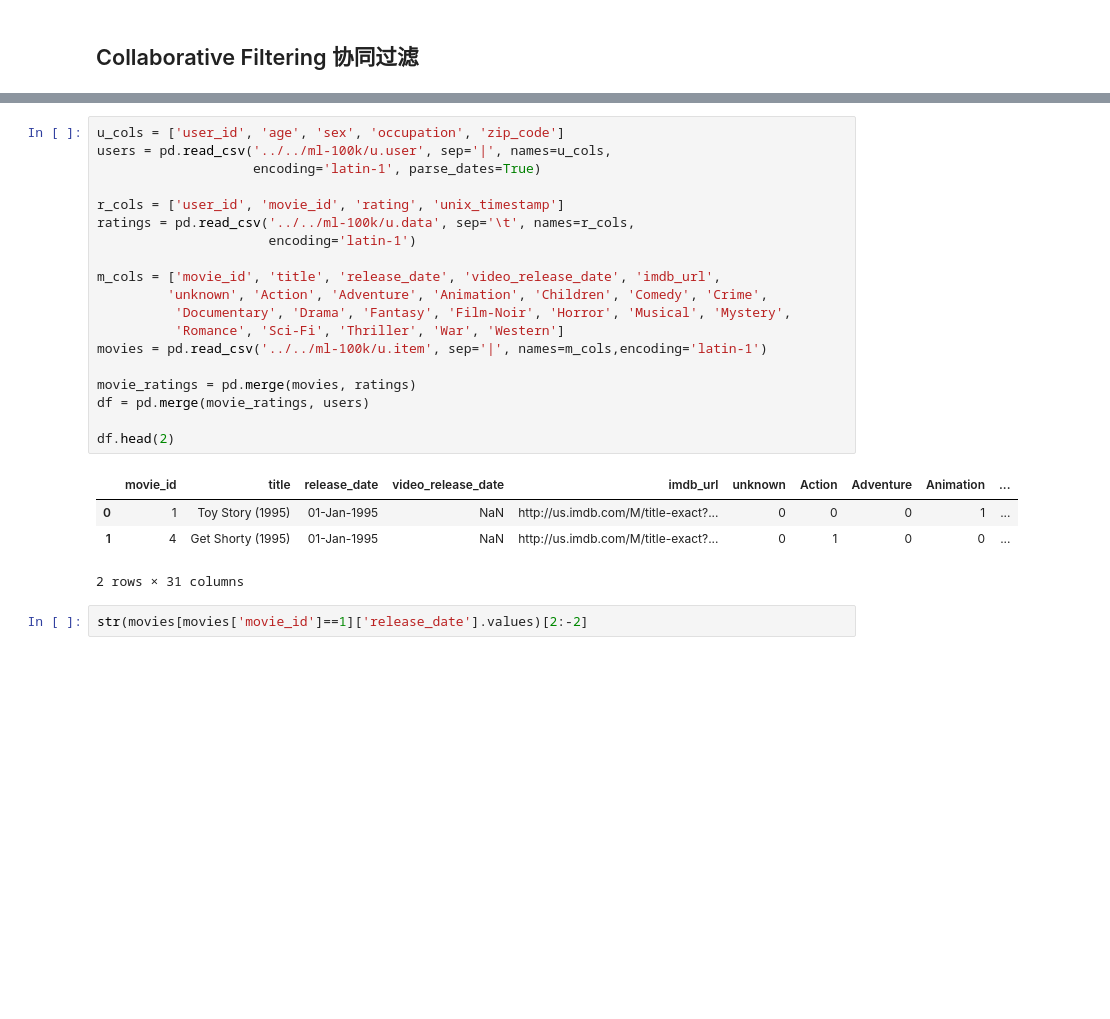
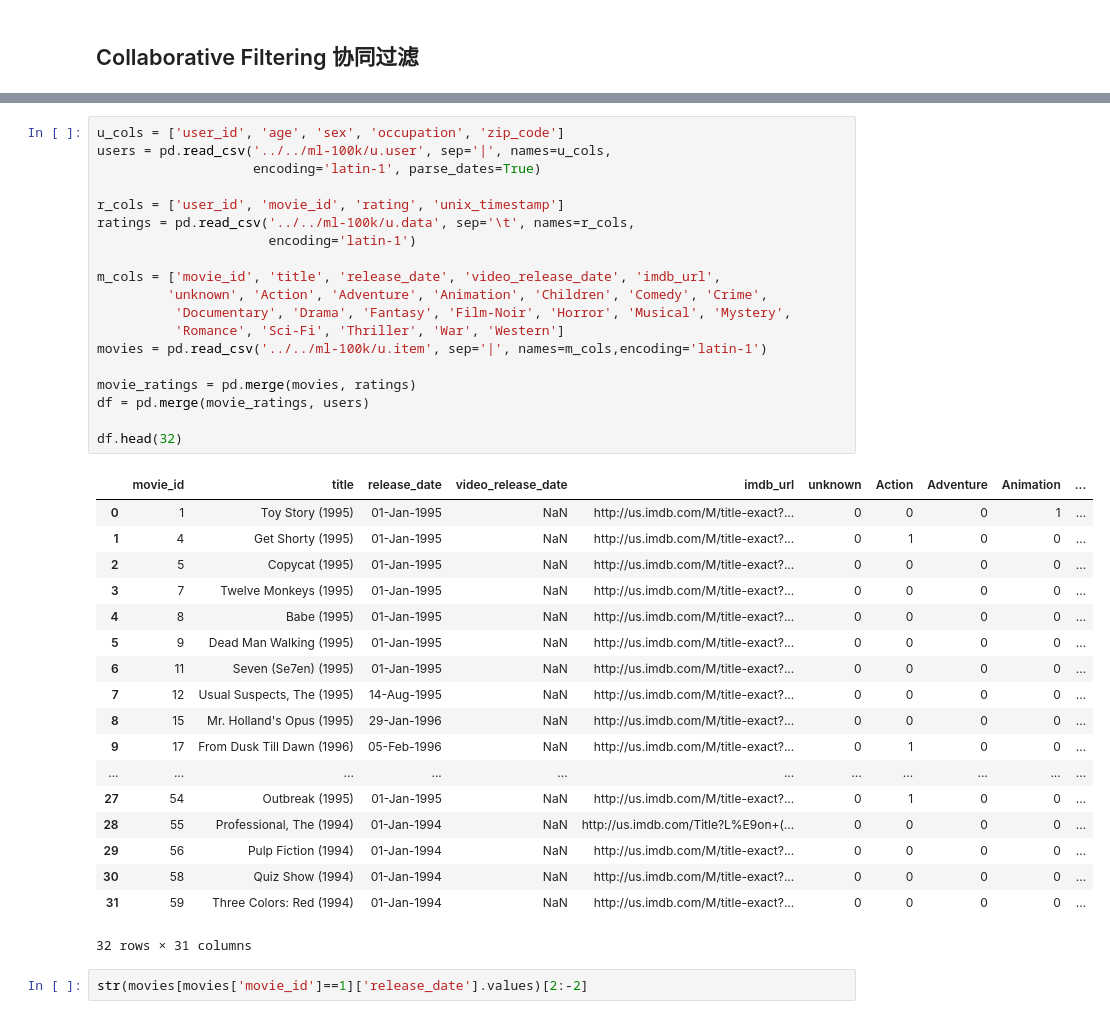
Before and after one commit to KarlRixon/MovieLens_RecSys, a Jupyter notebook: Rec/backend_test.ipynb, the cells around one changed output, grey strips where cells are left out. Cells and saved outputs as stored; diff of their text form; blank space fills up the shorter version.

```diff
--- a/Rec/backend_test.ipynb
+++ b/Rec/backend_test.ipynb
@@ -32,27 +32,41 @@ ub.test
 # %%
 u_cols = ['user_id', 'age', 'sex', 'occupation', 'zip_code']
 users = pd.read_csv('../../ml-100k/u.user', sep='|', names=u_cols,
                     encoding='latin-1', parse_dates=True)
 
 r_cols = ['user_id', 'movie_id', 'rating', 'unix_timestamp']
 ratings = pd.read_csv('../../ml-100k/u.data', sep='\t', names=r_cols,
                       encoding='latin-1')
 
 m_cols = ['movie_id', 'title', 'release_date', 'video_release_date', 'imdb_url',
          'unknown', 'Action', 'Adventure', 'Animation', 'Children', 'Comedy', 'Crime',
           'Documentary', 'Drama', 'Fantasy', 'Film-Noir', 'Horror', 'Musical', 'Mystery',
           'Romance', 'Sci-Fi', 'Thriller', 'War', 'Western']
 movies = pd.read_csv('../../ml-100k/u.item', sep='|', names=m_cols,encoding='latin-1')
 
 movie_ratings = pd.merge(movies, ratings)
 df = pd.merge(movie_ratings, users)
 
-df.head(2)
+df.head(32)
 # %% [output]
 |  | movie_id | title | release_date | video_release_date | imdb_url | unknown | Action | Adventure | Animation | ... |
 | 0 | 1 | Toy Story (1995) | 01-Jan-1995 | NaN | http://us.imdb.com/M/title-exact?... | 0 | 0 | 0 | 1 | ... |
 | 1 | 4 | Get Shorty (1995) | 01-Jan-1995 | NaN | http://us.imdb.com/M/title-exact?... | 0 | 1 | 0 | 0 | ... |
+| 2 | 5 | Copycat (1995) | 01-Jan-1995 | NaN | http://us.imdb.com/M/title-exact?... | 0 | 0 | 0 | 0 | ... |
+| 3 | 7 | Twelve Monkeys (1995) | 01-Jan-1995 | NaN | http://us.imdb.com/M/title-exact?... | 0 | 0 | 0 | 0 | ... |
+| 4 | 8 | Babe (1995) | 01-Jan-1995 | NaN | http://us.imdb.com/M/title-exact?... | 0 | 0 | 0 | 0 | ... |
+| 5 | 9 | Dead Man Walking (1995) | 01-Jan-1995 | NaN | http://us.imdb.com/M/title-exact?... | 0 | 0 | 0 | 0 | ... |
+| 6 | 11 | Seven (Se7en) (1995) | 01-Jan-1995 | NaN | http://us.imdb.com/M/title-exact?... | 0 | 0 | 0 | 0 | ... |
+| 7 | 12 | Usual Suspects, The (1995) | 14-Aug-1995 | NaN | http://us.imdb.com/M/title-exact?... | 0 | 0 | 0 | 0 | ... |
+| 8 | 15 | Mr. Holland's Opus (1995) | 29-Jan-1996 | NaN | http://us.imdb.com/M/title-exact?... | 0 | 0 | 0 | 0 | ... |
+| 9 | 17 | From Dusk Till Dawn (1996) | 05-Feb-1996 | NaN | http://us.imdb.com/M/title-exact?... | 0 | 1 | 0 | 0 | ... |
+| ... | ... | ... | ... | ... | ... | ... | ... | ... | ... | ... |
+| 27 | 54 | Outbreak (1995) | 01-Jan-1995 | NaN | http://us.imdb.com/M/title-exact?... | 0 | 1 | 0 | 0 | ... |
+| 28 | 55 | Professional, The (1994) | 01-Jan-1994 | NaN | http://us.imdb.com/Title?L%E9on+(... | 0 | 0 | 0 | 0 | ... |
+| 29 | 56 | Pulp Fiction (1994) | 01-Jan-1994 | NaN | http://us.imdb.com/M/title-exact?... | 0 | 0 | 0 | 0 | ... |
+| 30 | 58 | Quiz Show (1994) | 01-Jan-1994 | NaN | http://us.imdb.com/M/title-exact?... | 0 | 0 | 0 | 0 | ... |
+| 31 | 59 | Three Colors: Red (1994) | 01-Jan-1994 | NaN | http://us.imdb.com/M/title-exact?... | 0 | 0 | 0 | 0 | ... |
-2 rows × 31 columns
+32 rows × 31 columns
 # %%
 str(movies[movies['movie_id']==1]['release_date'].values)[2:-2]
 # %% [output]
```
Also changed, not shown: 19 other files.
